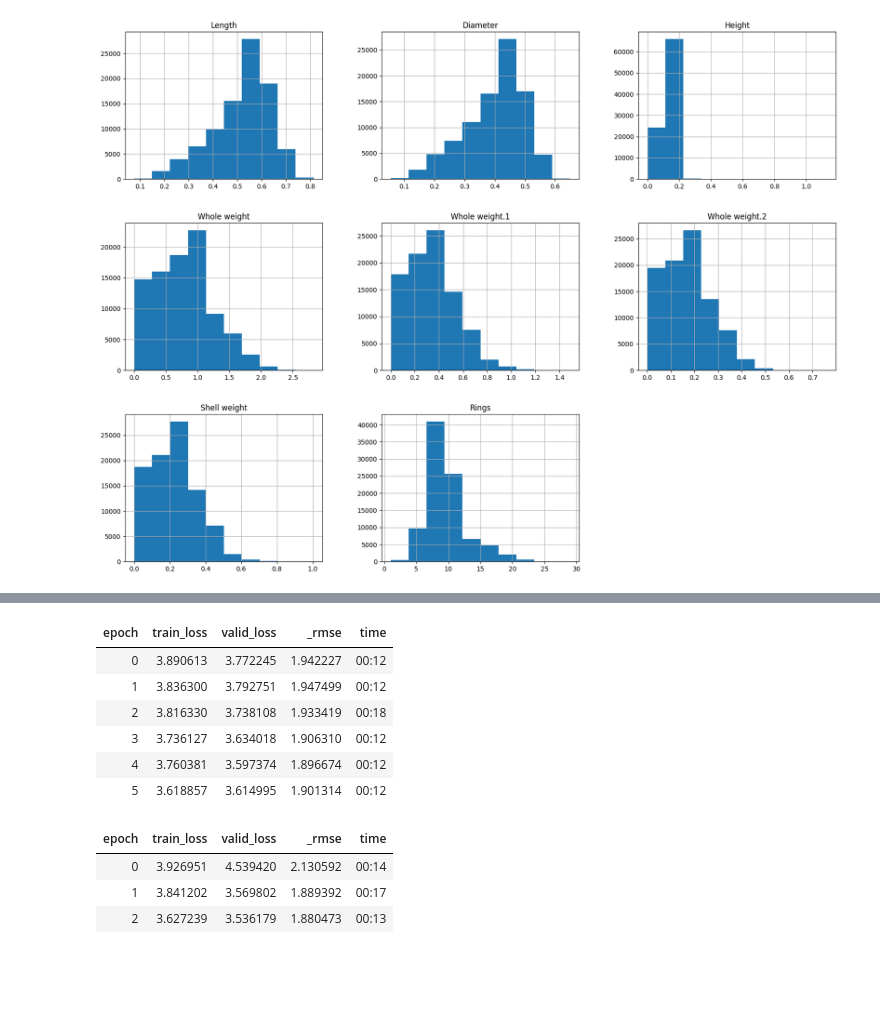
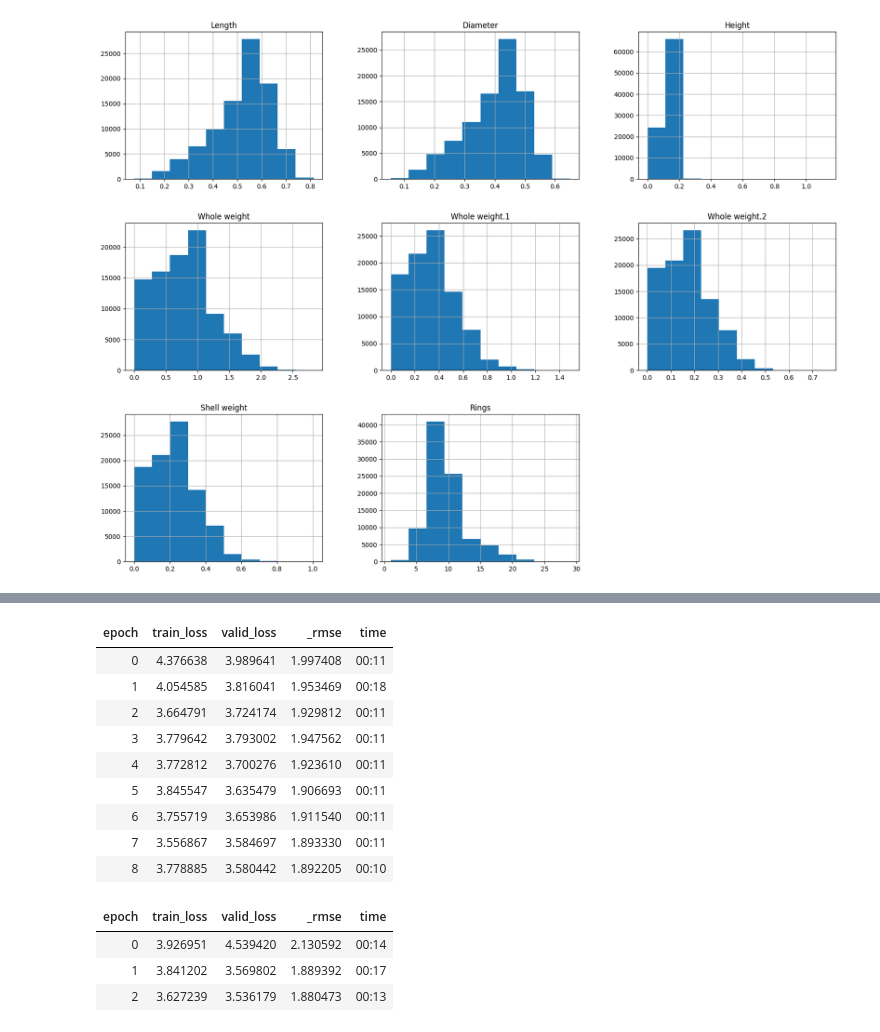
Before and after one commit to rubanzasilva/abalone_age_prediction, a Jupyter notebook: ps_s04e04.ipynb, the cells around one changed output, grey strips where cells are left out. Drawn from its saved outputs; the diff is of its cells as text; code cells hidden in the pictures; blank space fills up the shorter version.

```diff
--- a/ps_s04e04.ipynb
+++ b/ps_s04e04.ipynb
@@ -308 +345,4 @@ train_df.hist(figsize=(20,15));
+# %%
+train_df.drop('Sex', axis=1 , inplace=True)
+test_df.drop('Sex', axis=1 , inplace=True)
 # %% [markdown]
@@ -357,13 +397,16 @@ SuggestedLRs(slide=6.309573450380412e-07, valley=0.005248074419796467)
 # %%
-learn.fit_one_cycle(6,slice(6.309573450380412e-05, 0.002054606556892395))
+learn.fit_one_cycle(9,slice(6.309573450380412e-05, 0.002054606556892395))
 # %% [output]
 | epoch | train_loss | valid_loss | _rmse | time |
-| 0 | 3.890613 | 3.772245 | 1.942227 | 00:12 |
-| 1 | 3.836300 | 3.792751 | 1.947499 | 00:12 |
-| 2 | 3.816330 | 3.738108 | 1.933419 | 00:18 |
-| 3 | 3.736127 | 3.634018 | 1.906310 | 00:12 |
-| 4 | 3.760381 | 3.597374 | 1.896674 | 00:12 |
-| 5 | 3.618857 | 3.614995 | 1.901314 | 00:12 |
+| 0 | 4.376638 | 3.989641 | 1.997408 | 00:11 |
+| 1 | 4.054585 | 3.816041 | 1.953469 | 00:18 |
+| 2 | 3.664791 | 3.724174 | 1.929812 | 00:11 |
+| 3 | 3.779642 | 3.793002 | 1.947562 | 00:11 |
+| 4 | 3.772812 | 3.700276 | 1.923610 | 00:11 |
+| 5 | 3.845547 | 3.635479 | 1.906693 | 00:11 |
+| 6 | 3.755719 | 3.653986 | 1.911540 | 00:11 |
+| 7 | 3.556867 | 3.584697 | 1.893330 | 00:11 |
+| 8 | 3.778885 | 3.580442 | 1.892205 | 00:10 |
 # %%
 #learn.fit_one_cycle(15,slice(6.309573450380412e-07, 0.019054606556892395))
 # %% [output]
```
Also changed, not shown: parts of 56 cells of this notebook.
